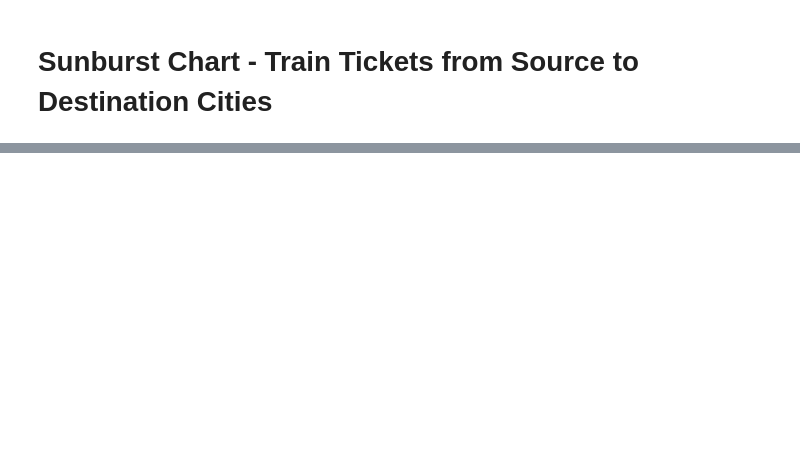
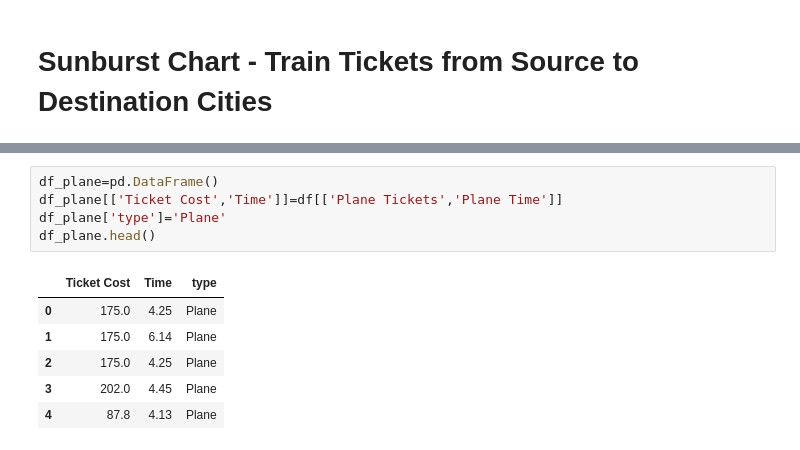
Before and after one commit to mhaiskarshridhar/Efficient-Transportation, a Jupyter notebook: Plane vs Train UK.ipynb, the cells around one changed output, grey strips where cells are left out. Drawn from its saved outputs; the diff is of its cells as text; blank space fills up the shorter version.

```diff
--- a/Plane vs Train UK.ipynb
+++ b/Plane vs Train UK.ipynb
@@ -178,0 +190,12 @@ fig.show()
+# %%
+df_plane=pd.DataFrame()
+df_plane[['Ticket Cost','Time']]=df[['Plane Tickets','Plane Time']]
+df_plane['type']='Plane'
+df_plane.head()
+# %% [output]
+|  | Ticket Cost | Time | type |
+| 0 | 175.0 | 4.25 | Plane |
+| 1 | 175.0 | 6.14 | Plane |
+| 2 | 175.0 | 4.25 | Plane |
+| 3 | 202.0 | 4.45 | Plane |
+| 4 | 87.8 | 4.13 | Plane |
```
Also changed, not shown: parts of 7 cells of this notebook.
